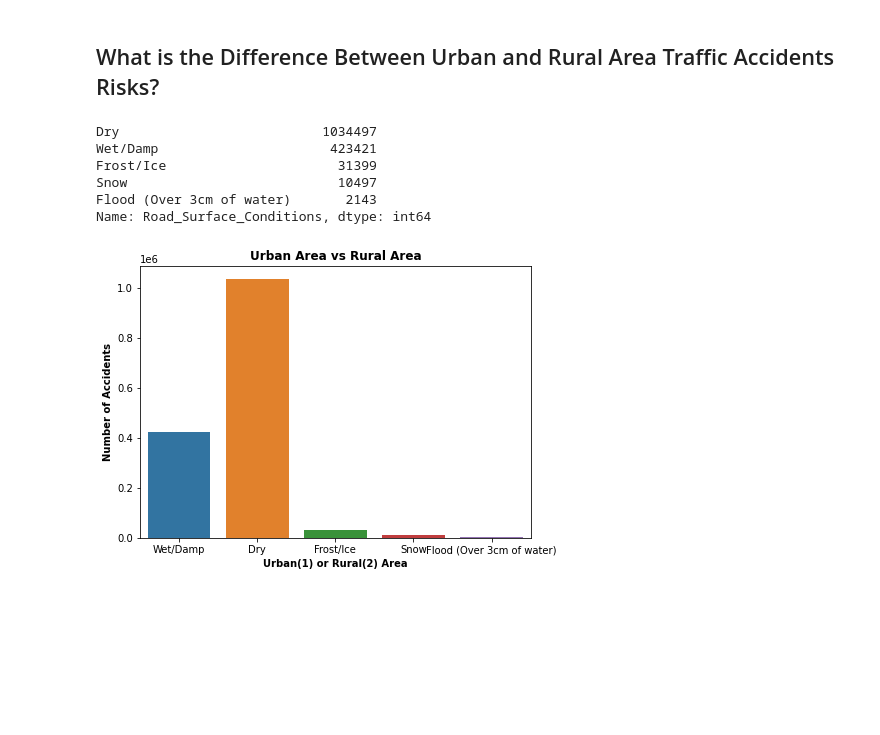
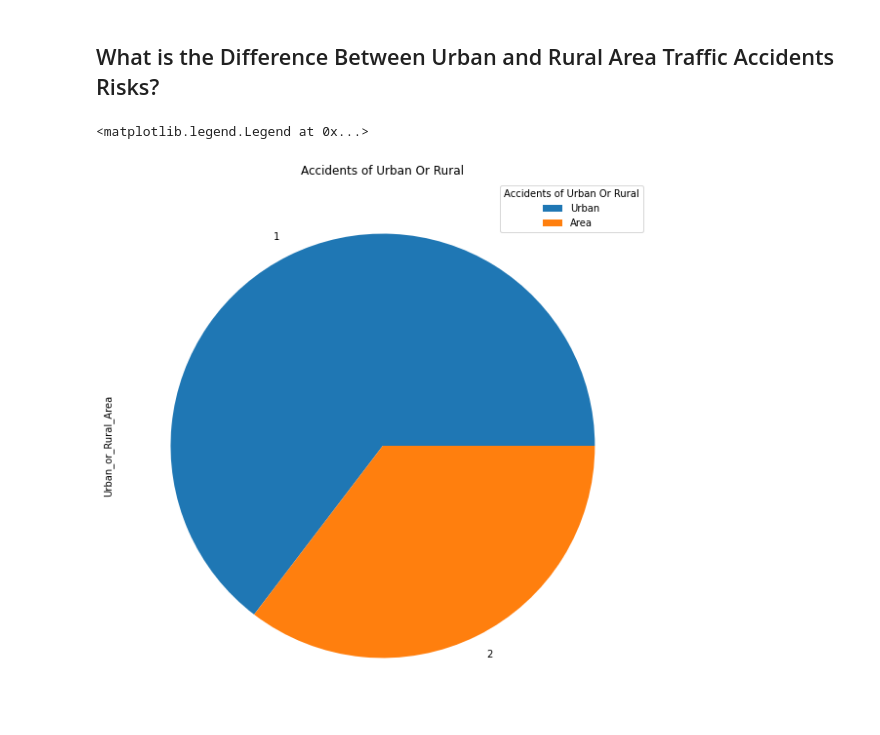
Before and after one commit to BarborosT/Final-Case, a Jupyter notebook: Trafic Project/TrafficProject.ipynb, the cells around one changed output. Drawn from its saved outputs; the diff is of its cells as text; code cells hidden in the pictures; blank space fills up the shorter version.

```diff
--- a/Trafic Project/TrafficProject.ipynb
+++ b/Trafic Project/TrafficProject.ipynb
@@ -601,20 +567,12 @@ plt.show()
 # %% [markdown]
 ## What is the Difference Between Urban and Rural Area Traffic Accidents Risks?
-# %%
-kazalar["Road_Surface_Conditions"].value_counts()
-# %% [output]
-Dry                          1034497
-Wet/Damp                      423421
-Frost/Ice                      31399
-Snow                           10497
-Flood (Over 3cm of water)       2143
-Name: Road_Surface_Conditions, dtype: int64
-# %%
-plt.figure(figsize = (7,5))
-sns.countplot(x="Road_Surface_Conditions",data=kazalar)
-plt.ylabel("Number of Accidents",weight="bold")
-plt.xlabel("Urban(1) or Rural(2) Area",weight="bold")
-plt.title("Urban Area vs Rural Area",weight="bold")
-plt.show()
-# %% [output]
-[figure, removed]
+# %%
+area = pd.DataFrame(kazalar["Urban_or_Rural_Area"].value_counts())
+area = area.drop([3])
+
+area.plot.pie(y="Urban_or_Rural_Area",figsize=[10,10])
+plt.title("Accidents of Urban Or Rural")
+plt.legend(title="Accidents of Urban Or Rural",labels=["Urban","Area"])
+# %% [output]
+<matplotlib.legend.Legend at 0x...>
+[figure, added]
```
Also changed, not shown: parts of 28 cells of this notebook.
